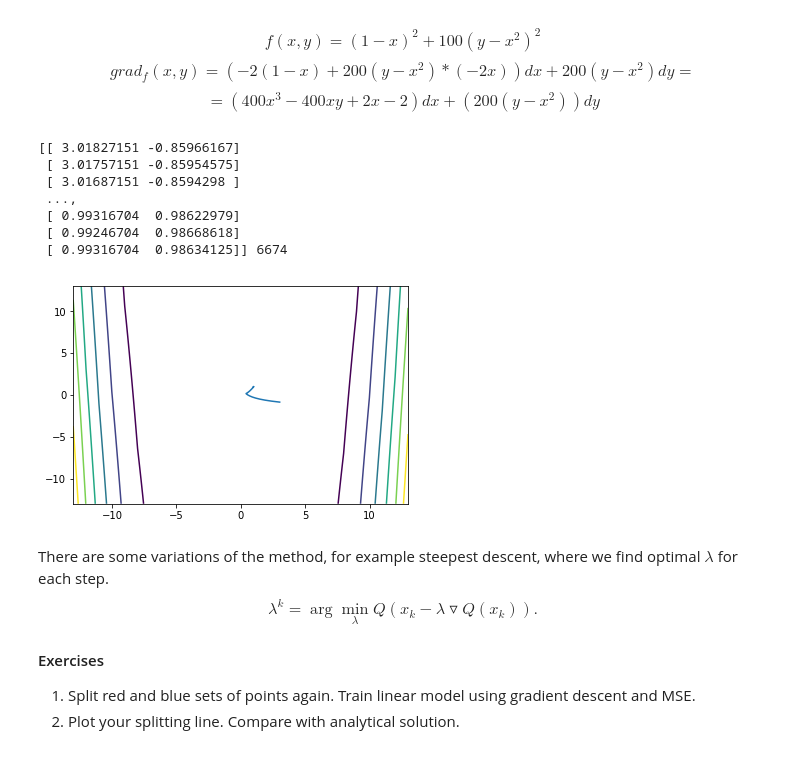
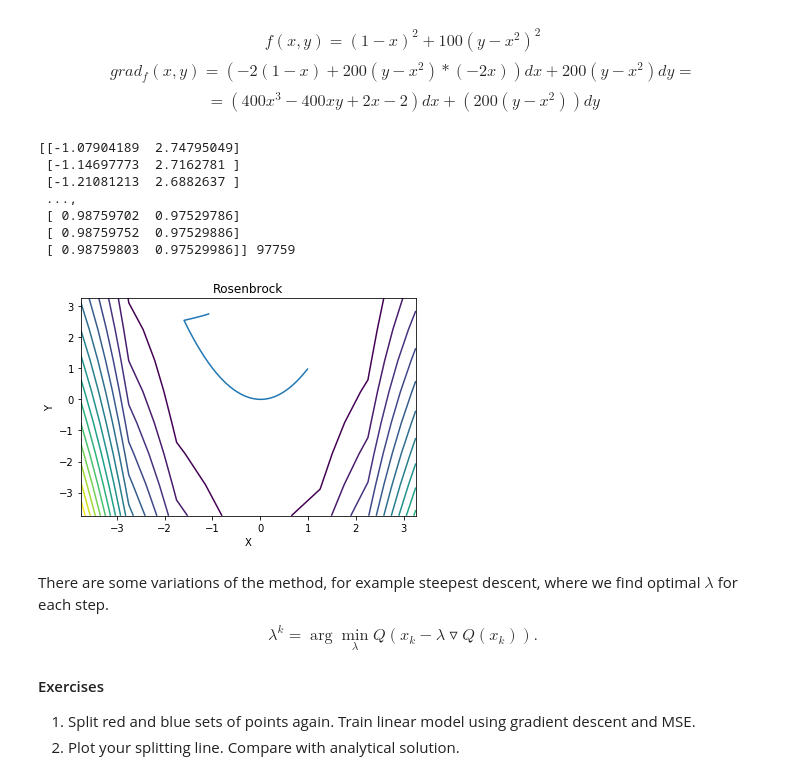
Before and after one commit to max-kuzn/squad, a Jupyter notebook: lab-1.ipynb, the cells around one changed output. Drawn from its saved outputs; the diff is of its cells as text; code cells hidden in the pictures.

```diff
--- a/lab-1.ipynb
+++ b/lab-1.ipynb
@@ -366,25 +396,25 @@ $$= (400x^3-400xy+2x-2)dx + (200(y-x^2))dy$$
 # %%
 def rosenbrock(x, y):
     return np.add(1, -x)**2 + 100 * (y - x**2)**2
 
-def rosenbrock_gradient(x, y):
+def rosenbrock_gradient(p):
     return np.append(
-        np.add(400 * x**3 - 400 * x * y + 2 * x, -2),
-        200 * (y - x**2)
+        np.add(400 * p[0]**3 - 400 * p[0] * p[1] + 2 * p[0], -2),
+        200 * (p[1] - p[0]**2)
     )
 
-steps = gradient_desent(rosenbrock_gradient, lamb=0.0007, eps=1e-2, max_count=10000)
+steps = gradient_desent(rosenbrock_gradient, lamb=0.0001, eps=1e-2, max_count=100000)
 print(steps, len(steps))
-draw_lines(rosenbrock, steps)
+draw_lines(rosenbrock, steps, "Rosenbrock")
 # %% [output]
-[[ 3.01827151 -0.85966167]
- [ 3.01757151 -0.85954575]
- [ 3.01687151 -0.8594298 ]
+[[-1.07904189  2.74795049]
+ [-1.14697773  2.7162781 ]
+ [-1.21081213  2.6882637 ]
  ...,
- [ 0.99316704  0.98622979]
- [ 0.99246704  0.98668618]
- [ 0.99316704  0.98634125]] 6674
+ [ 0.98759702  0.97529786]
+ [ 0.98759752  0.97529886]
+ [ 0.98759803  0.97529986]] 97759
-[figure, old version]
+[figure, new version]
 # %% [markdown]
 There are some variations of the method, for example steepest descent, where we find optimal $\lambda$ for each step.
 $$\lambda^{k} = \arg\min_{\lambda}Q(x_k - \lambda\triangledown Q(x_k)).$$
```
Also changed, not shown: parts of 14 cells of this notebook.
